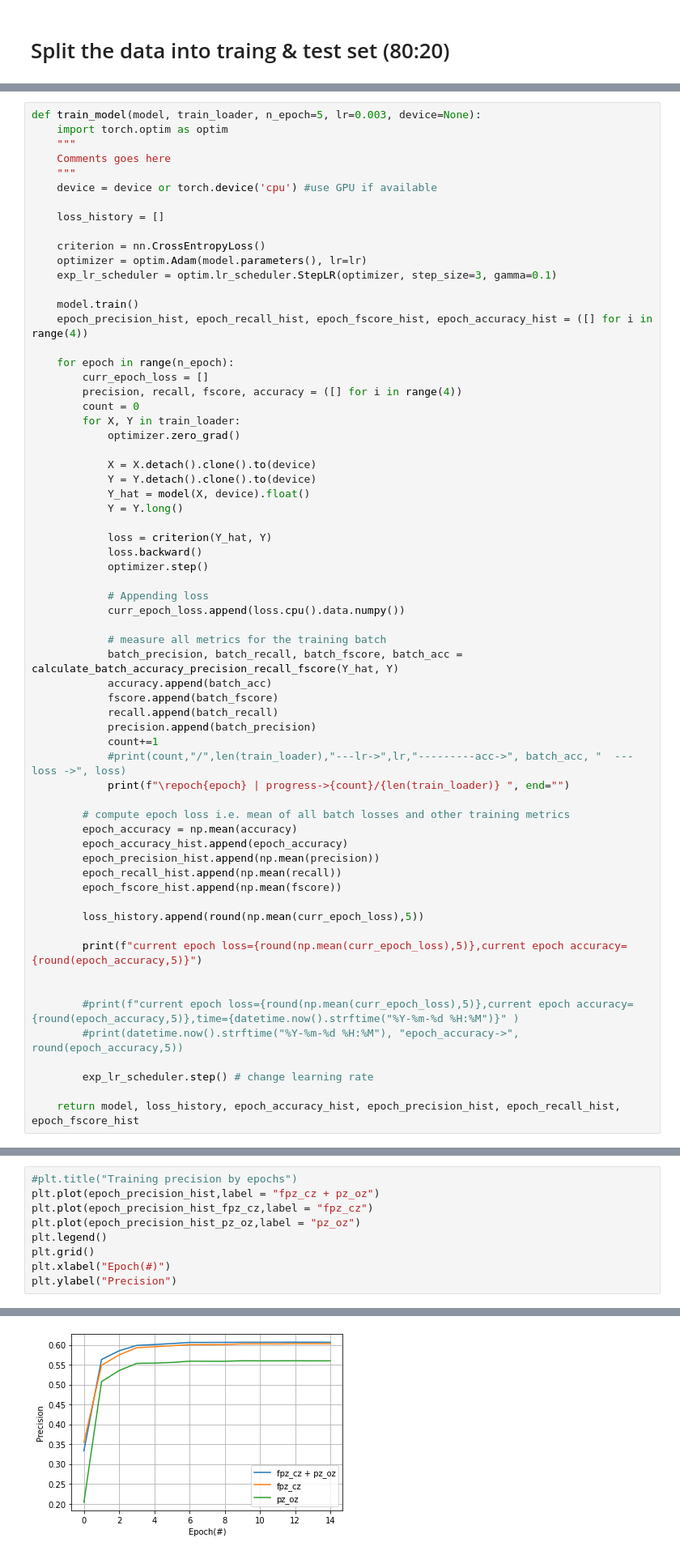
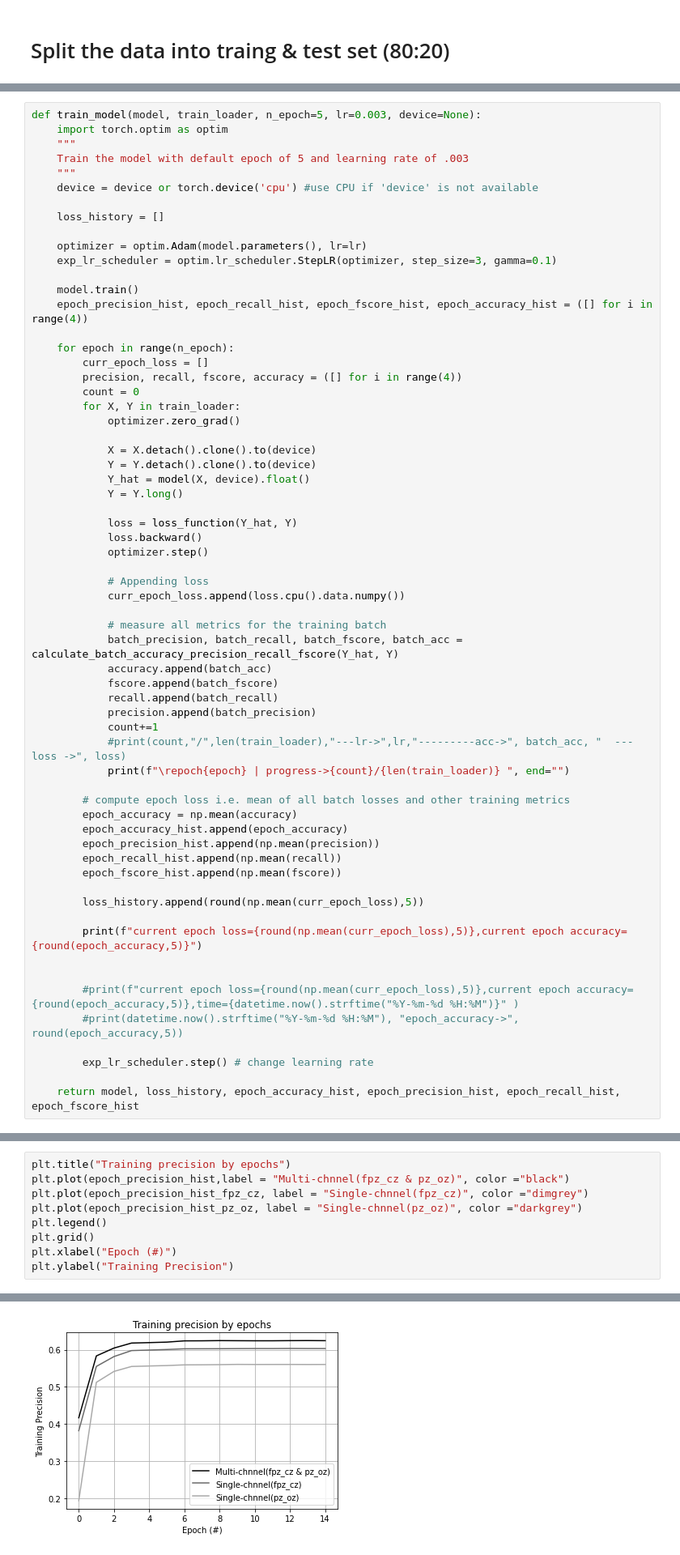
Before and after one commit to sanjuskm05/sleep-stage-classification-evaluation, a Jupyter notebook: mintNet_deepsleep_net.ipynb, the cells around one changed output, grey strips where cells are left out. Shown: that part at 81% size. Drawn from its saved outputs; the diff is of its cells as text.

```diff
--- a/mintNet_deepsleep_net.ipynb
+++ b/mintNet_deepsleep_net.ipynb
@@ -612,13 +641,12 @@ def calculate_batch_accuracy_precision_recall_fscore(y_pred, y_true):
 def train_model(model, train_loader, n_epoch=5, lr=0.003, device=None):
     import torch.optim as optim
     """
-    Comments goes here
+    Train the model with default epoch of 5 and learning rate of .003
     """
-    device = device or torch.device('cpu') #use GPU if available
+    device = device or torch.device('cpu') #use CPU if 'device' is not available
 
     loss_history = []
 
-    criterion = nn.CrossEntropyLoss()
     optimizer = optim.Adam(model.parameters(), lr=lr)
     exp_lr_scheduler = optim.lr_scheduler.StepLR(optimizer, step_size=3, gamma=0.1)
 
@@ -637,7 +665,7 @@ def train_model(model, train_loader, n_epoch=5, lr=0.003, device=None):
             Y_hat = model(X, device).float()
             Y = Y.long()
 
-            loss = criterion(Y_hat, Y)
+            loss = loss_function(Y_hat, Y)
             loss.backward()
             optimizer.step()
 
@@ -847,10 +892,10 @@ Text(0, 0.5, 'Training accuracy')
 # %%
-#plt.title("Training precision by epochs")
-plt.plot(epoch_precision_hist,label = "fpz_cz + pz_oz")
-plt.plot(epoch_precision_hist_fpz_cz,label = "fpz_cz")
-plt.plot(epoch_precision_hist_pz_oz,label = "pz_oz")
+plt.title("Training precision by epochs")
+plt.plot(epoch_precision_hist,label = "Multi-chnnel(fpz_cz & pz_oz)", color ="black")
+plt.plot(epoch_precision_hist_fpz_cz, label = "Single-chnnel(fpz_cz)", color ="dimgrey")
+plt.plot(epoch_precision_hist_pz_oz, label = "Single-chnnel(pz_oz)", color ="darkgrey")
 plt.legend()
 plt.grid()
-plt.xlabel("Epoch(#)")
-plt.ylabel("Precision")
+plt.xlabel("Epoch (#)")
+plt.ylabel("Training Precision")
 # %% [output]
@@ -858 +903 @@ Text(0, 0.5, 'Precision')
-[figure, old version]
+[figure, new version]
```
Also changed, not shown: parts of 85 cells of this notebook.
